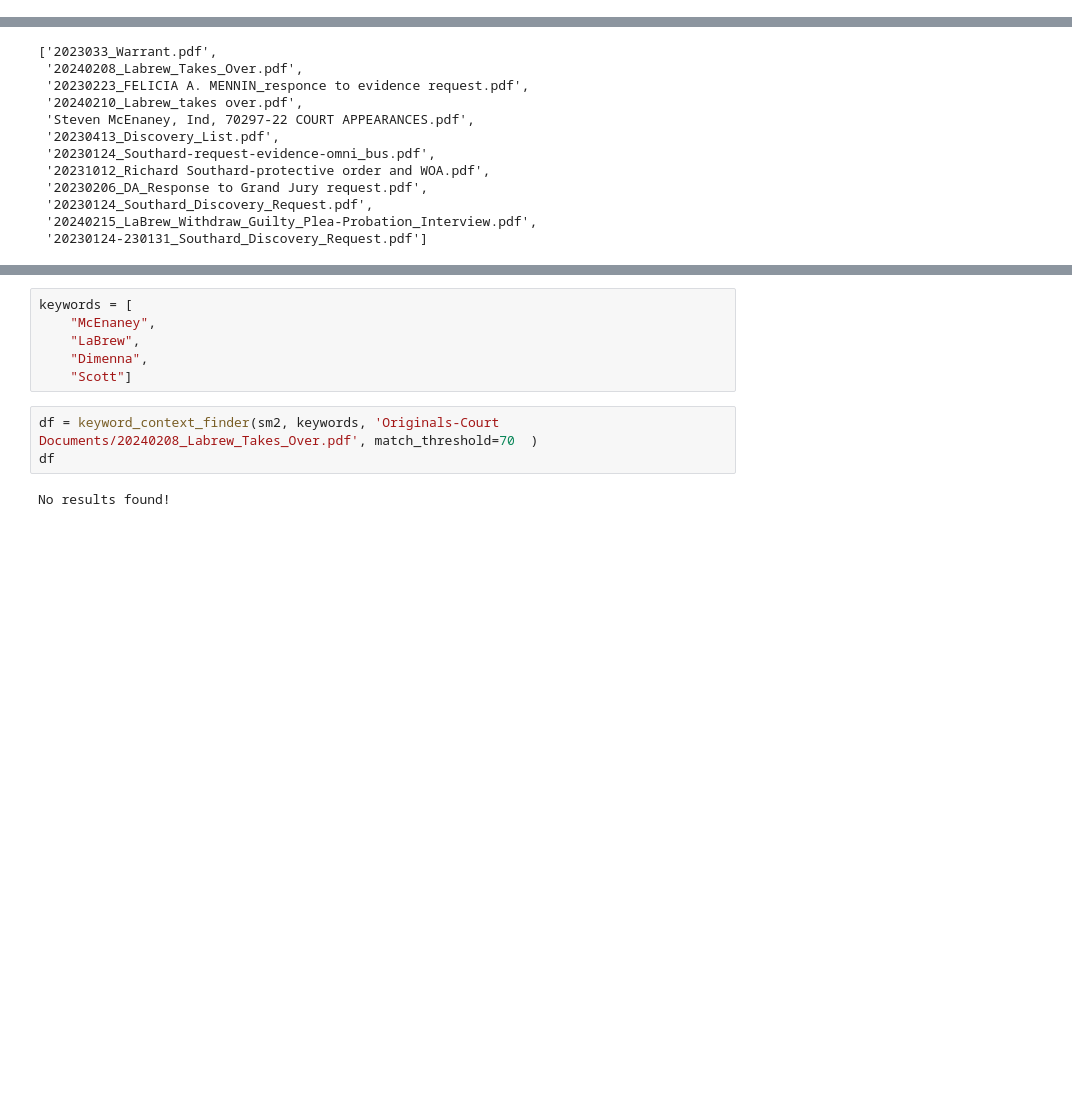
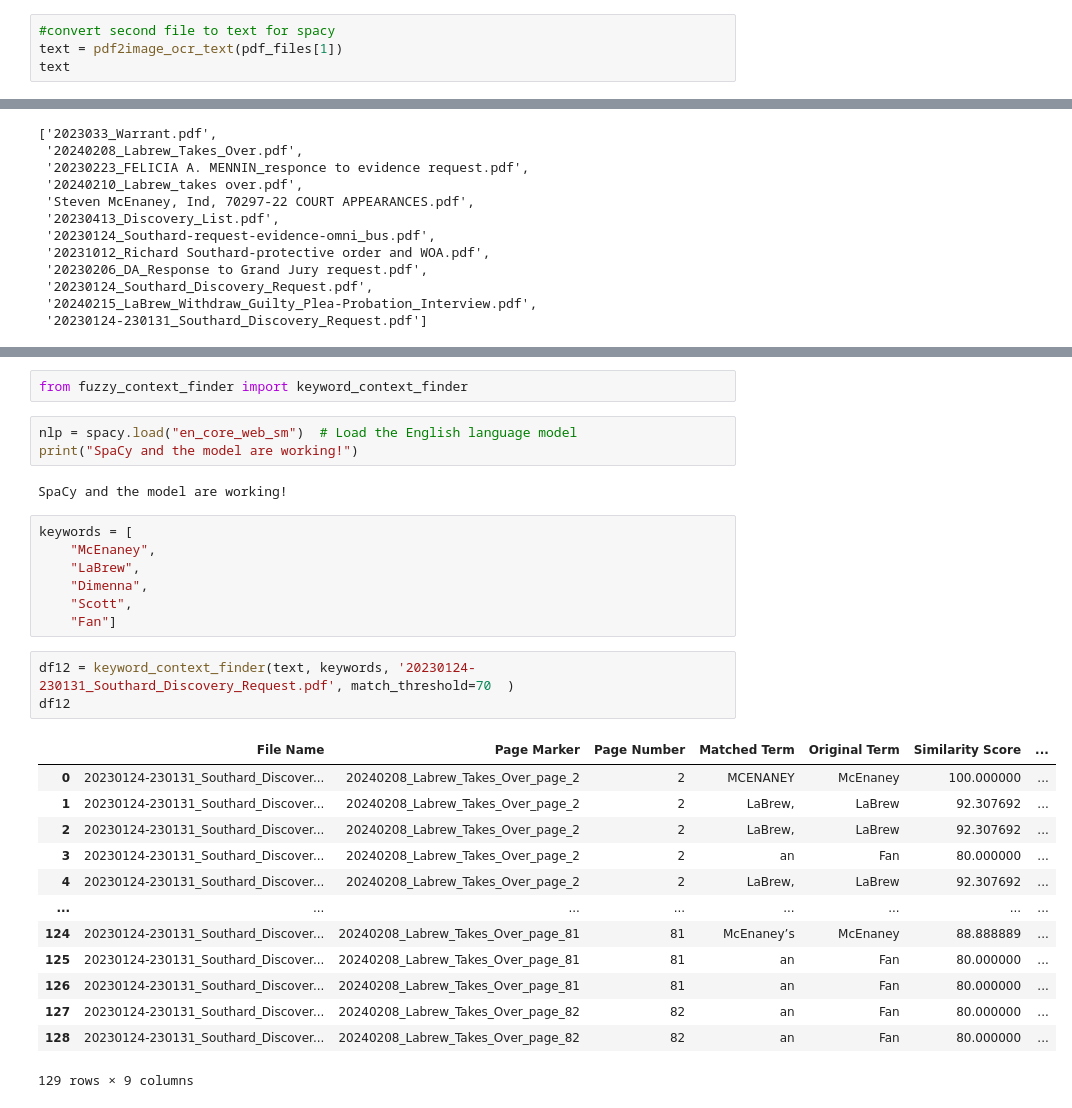
Before and after one commit to DLN222/Python2, a Jupyter notebook: Python2/PRACTICE/SM PDFs.ipynb, the cells around one changed output, grey strips where cells are left out. Cells and saved outputs as stored; diff of their text form; blank space fills up the shorter version.

```diff
--- a/Python2/PRACTICE/SM PDFs.ipynb
+++ b/Python2/PRACTICE/SM PDFs.ipynb
@@ -335,0 +363,4 @@ pdf_files
+# %%
+#convert second file to text for spacy
+text = pdf2image_ocr_text(pdf_files[1])
+text
@@ -408,11 +455,31 @@ SpaCy and the model are working!
+# %%
+from fuzzy_context_finder import keyword_context_finder
+# %%
+nlp = spacy.load("en_core_web_sm")  # Load the English language model
+print("SpaCy and the model are working!")
+# %% [output]
+SpaCy and the model are working!
 # %%
 keywords = [
     "McEnaney",
     "LaBrew",
     "Dimenna",
-    "Scott"]
+    "Scott",
+    "Fan"]
-# %%
-df = keyword_context_finder(sm2, keywords, 'Originals-Court Documents/20240208_Labrew_Takes_Over.pdf', match_threshold=70  )
-df
-# %% [output]
-No results found!
+# %%
+df12 = keyword_context_finder(text, keywords, '20230124-230131_Southard_Discovery_Request.pdf', match_threshold=70  )
+df12
+# %% [output]
+|  | File Name | Page Marker | Page Number | Matched Term | Original Term | Similarity Score | ... |
+| 0 | 20230124-230131_Southard_Discover... | 20240208_Labrew_Takes_Over_page_2 | 2 | MCENANEY | McEnaney | 100.000000 | ... |
+| 1 | 20230124-230131_Southard_Discover... | 20240208_Labrew_Takes_Over_page_2 | 2 | LaBrew, | LaBrew | 92.307692 | ... |
+| 2 | 20230124-230131_Southard_Discover... | 20240208_Labrew_Takes_Over_page_2 | 2 | LaBrew, | LaBrew | 92.307692 | ... |
+| 3 | 20230124-230131_Southard_Discover... | 20240208_Labrew_Takes_Over_page_2 | 2 | an | Fan | 80.000000 | ... |
+| 4 | 20230124-230131_Southard_Discover... | 20240208_Labrew_Takes_Over_page_2 | 2 | LaBrew, | LaBrew | 92.307692 | ... |
+| ... | ... | ... | ... | ... | ... | ... | ... |
+| 124 | 20230124-230131_Southard_Discover... | 20240208_Labrew_Takes_Over_page_81 | 81 | McEnaney’s | McEnaney | 88.888889 | ... |
+| 125 | 20230124-230131_Southard_Discover... | 20240208_Labrew_Takes_Over_page_81 | 81 | an | Fan | 80.000000 | ... |
+| 126 | 20230124-230131_Southard_Discover... | 20240208_Labrew_Takes_Over_page_81 | 81 | an | Fan | 80.000000 | ... |
+| 127 | 20230124-230131_Southard_Discover... | 20240208_Labrew_Takes_Over_page_82 | 82 | an | Fan | 80.000000 | ... |
+| 128 | 20230124-230131_Southard_Discover... | 20240208_Labrew_Takes_Over_page_82 | 82 | an | Fan | 80.000000 | ... |
+129 rows × 9 columns
```
Also changed, not shown: parts of 23 cells of this notebook, 3 other files.
